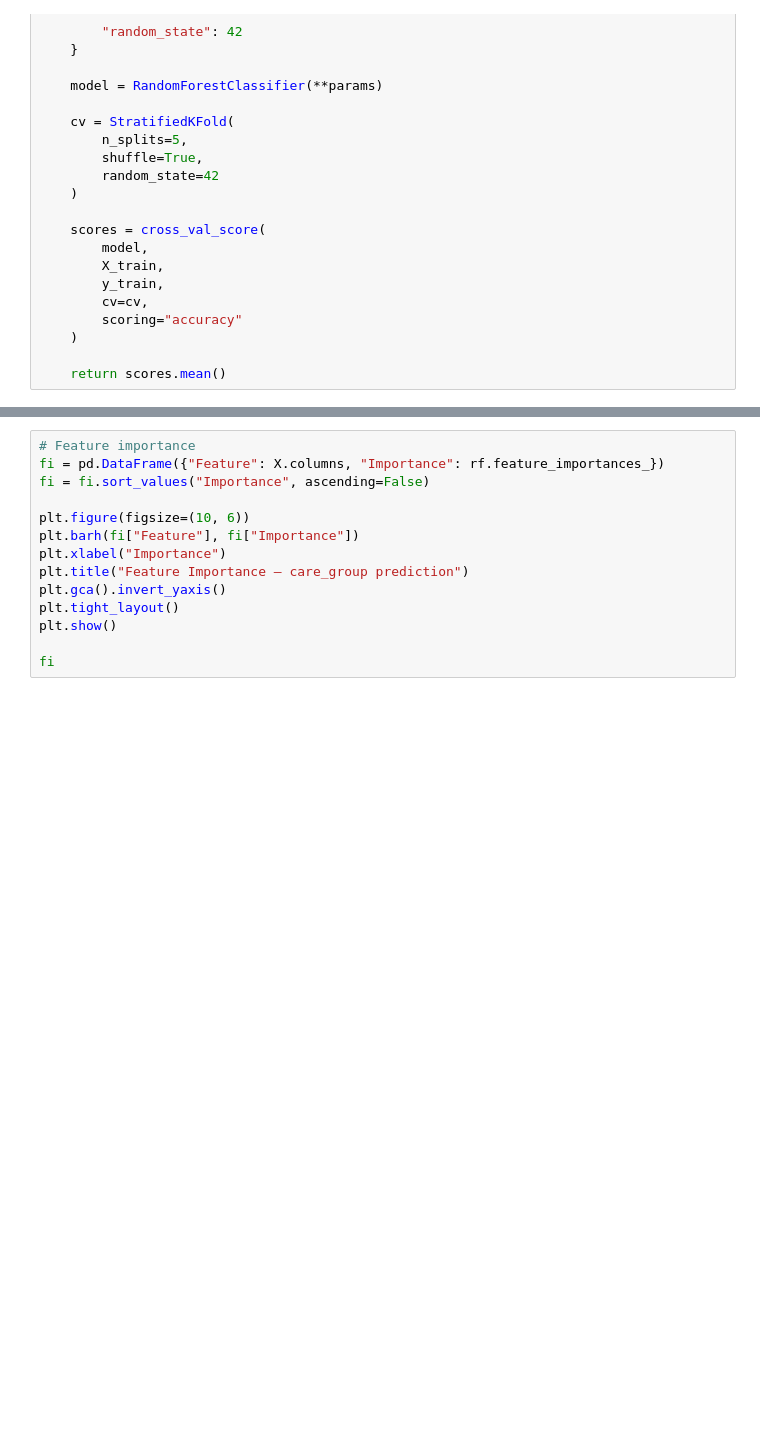
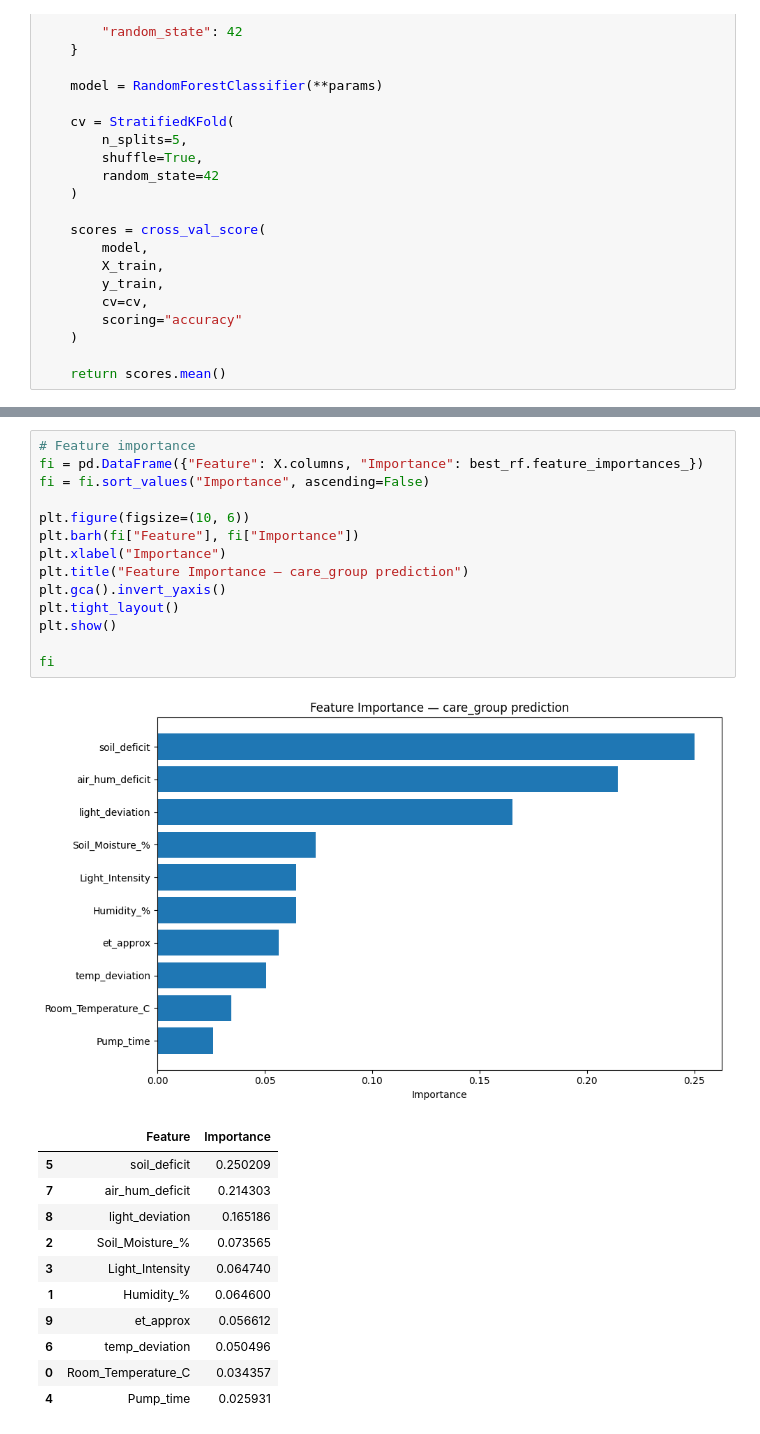
Before and after one commit to VIA-Plantify/Plantify-MachineLearning, a Jupyter notebook: datapreparation/indoor_dataset/indoor_plant_with_clustering.ipynb, the cells around one changed output, grey strips where cells are left out. Drawn from its saved outputs; the diff is of its cells as text; blank space fills up the shorter version.

```diff
--- a/datapreparation/indoor_dataset/indoor_plant_with_clustering.ipynb
+++ b/datapreparation/indoor_dataset/indoor_plant_with_clustering.ipynb
@@ -372,14 +377,27 @@ plt.show()
 # %%
 # Feature importance
-fi = pd.DataFrame({"Feature": X.columns, "Importance": rf.feature_importances_})
+fi = pd.DataFrame({"Feature": X.columns, "Importance": best_rf.feature_importances_})
 fi = fi.sort_values("Importance", ascending=False)
 
 plt.figure(figsize=(10, 6))
 plt.barh(fi["Feature"], fi["Importance"])
 plt.xlabel("Importance")
 plt.title("Feature Importance — care_group prediction")
 plt.gca().invert_yaxis()
 plt.tight_layout()
 plt.show()
 
 fi
+# %% [output]
+[figure, added]
+|  | Feature | Importance |
+| 5 | soil_deficit | 0.250209 |
+| 7 | air_hum_deficit | 0.214303 |
+| 8 | light_deviation | 0.165186 |
+| 2 | Soil_Moisture_% | 0.073565 |
+| 3 | Light_Intensity | 0.064740 |
+| 1 | Humidity_% | 0.064600 |
+| 9 | et_approx | 0.056612 |
+| 6 | temp_deviation | 0.050496 |
+| 0 | Room_Temperature_C | 0.034357 |
+| 4 | Pump_time | 0.025931 |
```
Also changed, not shown: parts of 8 cells of this notebook, 2 other files.
